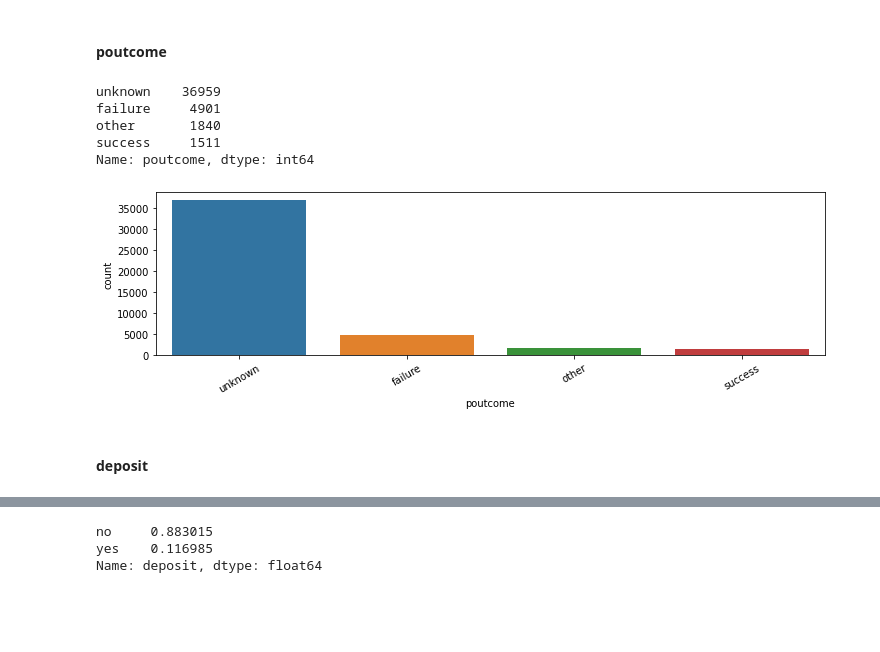
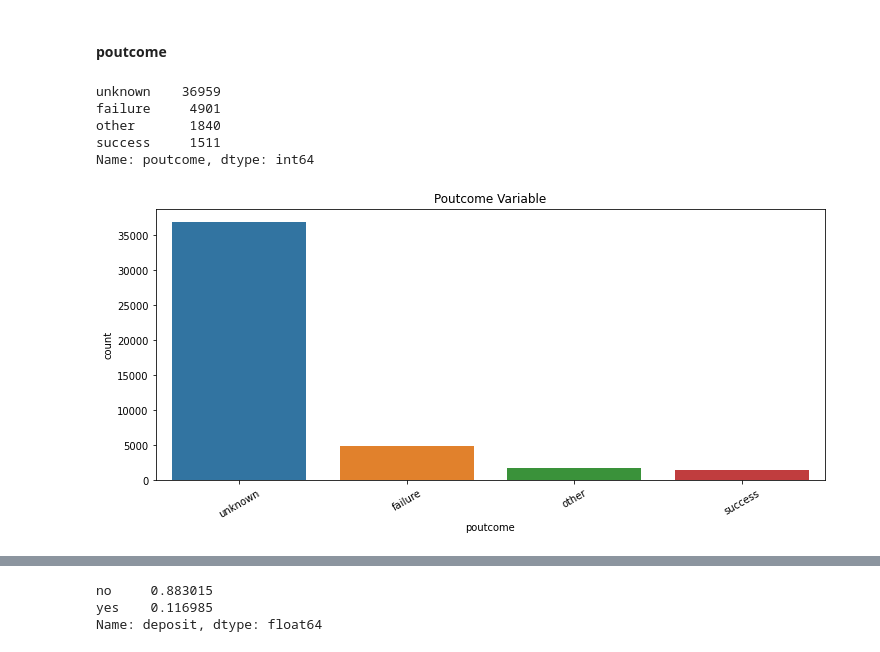
Before and after one commit to sfreagin/ADS_500B_project, a Jupyter notebook: group_project/EDA1.ipynb, the cells around one changed output, grey strips where cells are left out. Drawn from its saved outputs; the diff is of its cells as text; code cells hidden in the pictures; blank space fills up the shorter version.

```diff
--- a/group_project/EDA1.ipynb
+++ b/group_project/EDA1.ipynb
@@ -350,15 +359,15 @@ plt.xlim(-1,40);
 #### poutcome
 # %%
 print(bank_main_df['poutcome'].value_counts())
-plt.figure(figsize=(12,3))
+plt.figure(figsize=(12,5))
 sns.countplot(data=bank_main_df,x='poutcome')
-plt.xticks(rotation=30);
+plt.xticks(rotation=30)
+plt.title('Poutcome Variable')
+plt.savefig('Images/poutcome_barplot.png');
 # %% [output]
 unknown    36959
 failure     4901
 other       1840
 success     1511
 Name: poutcome, dtype: int64
-[figure, old version]
+[figure, new version]
-# %% [markdown]
-#### deposit
```
Also changed, not shown: parts of 9 cells of this notebook, 11 other files.
